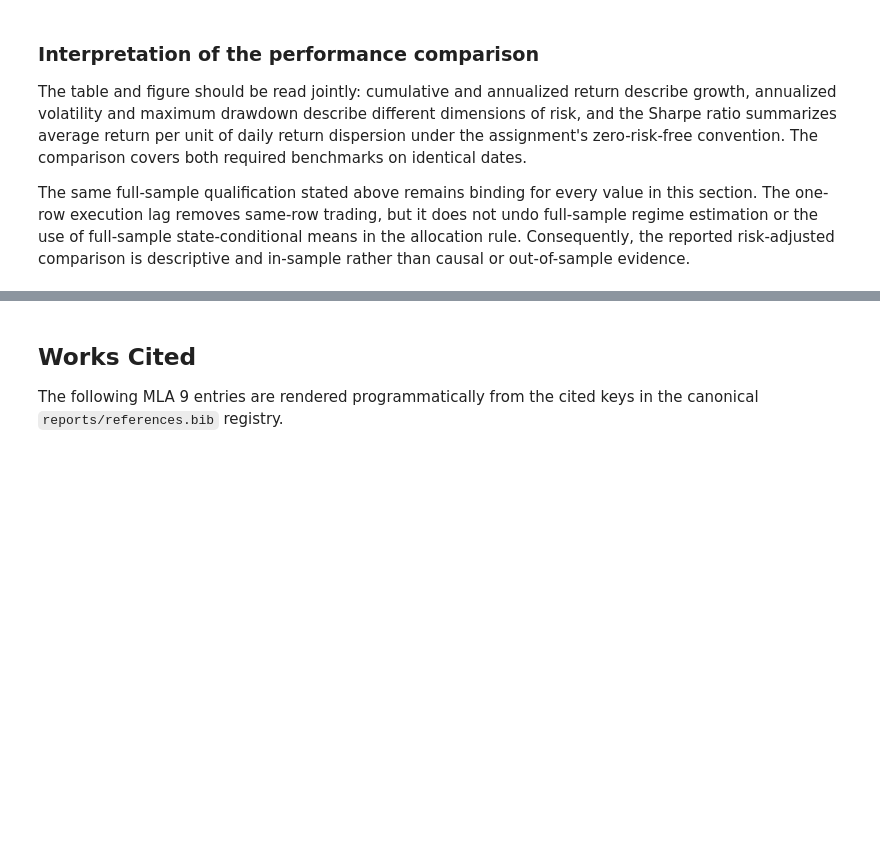
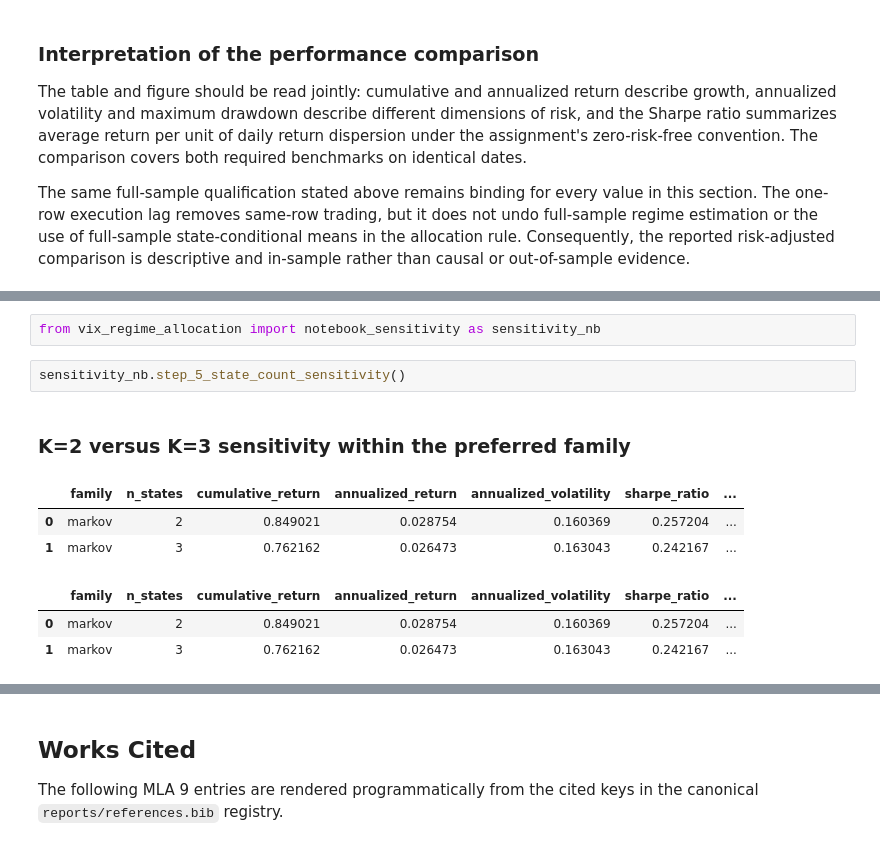
Before and after one commit to SergejSchweizer/vix-regime-allocation, a Jupyter notebook: notebooks/gwp2_vix_regime_allocation.ipynb, the cells around one changed output, grey strips where cells are left out. Drawn from its saved outputs; the diff is of its cells as text; blank space fills up the shorter version.

```diff
--- a/notebooks/gwp2_vix_regime_allocation.ipynb
+++ b/notebooks/gwp2_vix_regime_allocation.ipynb
@@ -515,0 +528,12 @@ The same full-sample qualification stated above remains binding for every value
+# %%
+from vix_regime_allocation import notebook_sensitivity as sensitivity_nb
+# %%
+sensitivity_nb.step_5_state_count_sensitivity()
+# %% [output]
+### K=2 versus K=3 sensitivity within the preferred family
+|  | family | n_states | cumulative_return | annualized_return | annualized_volatility | sharpe_ratio | ... |
+| 0 | markov | 2 | 0.849021 | 0.028754 | 0.160369 | 0.257204 | ... |
+| 1 | markov | 3 | 0.762162 | 0.026473 | 0.163043 | 0.242167 | ... |
+|  | family | n_states | cumulative_return | annualized_return | annualized_volatility | sharpe_ratio | ... |
+| 0 | markov | 2 | 0.849021 | 0.028754 | 0.160369 | 0.257204 | ... |
+| 1 | markov | 3 | 0.762162 | 0.026473 | 0.163043 | 0.242167 | ... |
```
Also changed, not shown: parts of 11 cells of this notebook, 11 other files.
